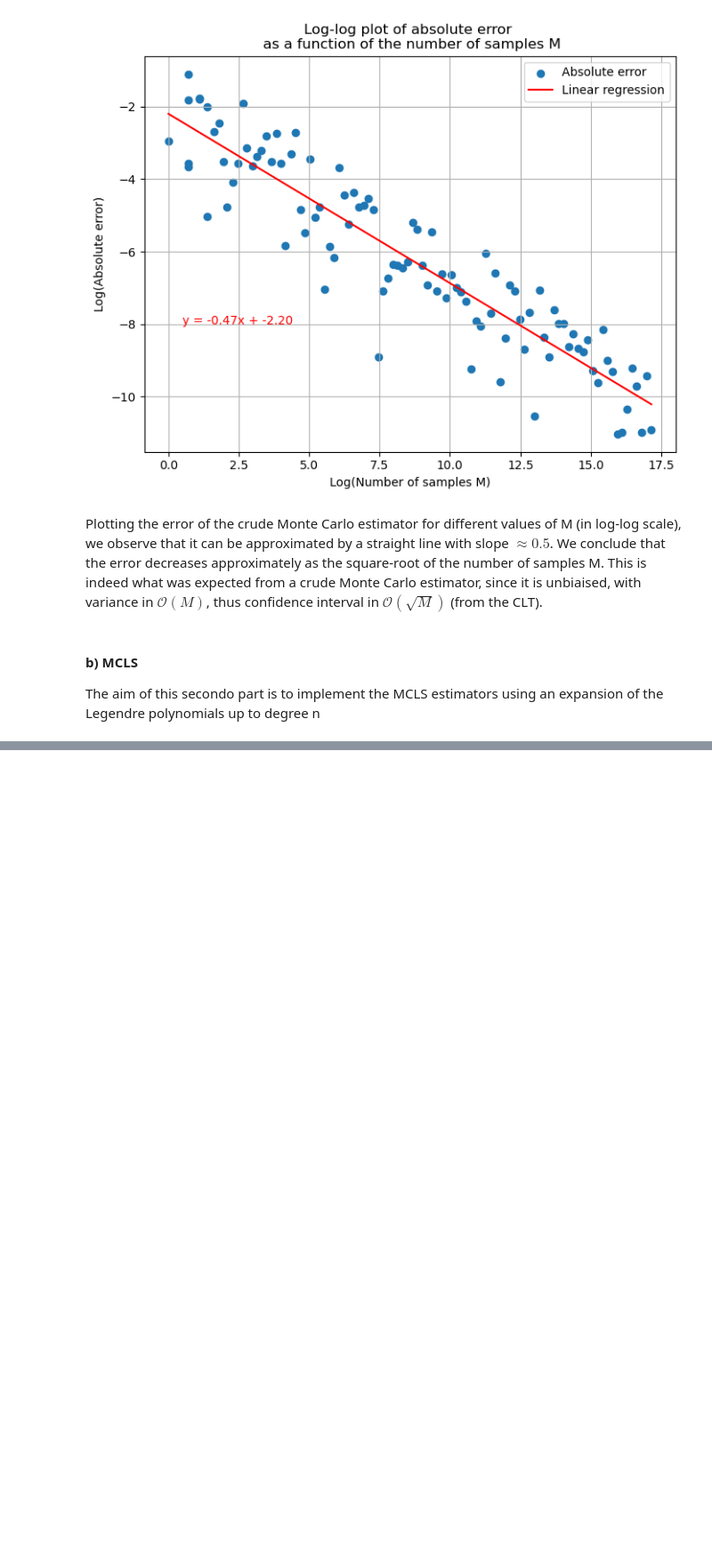
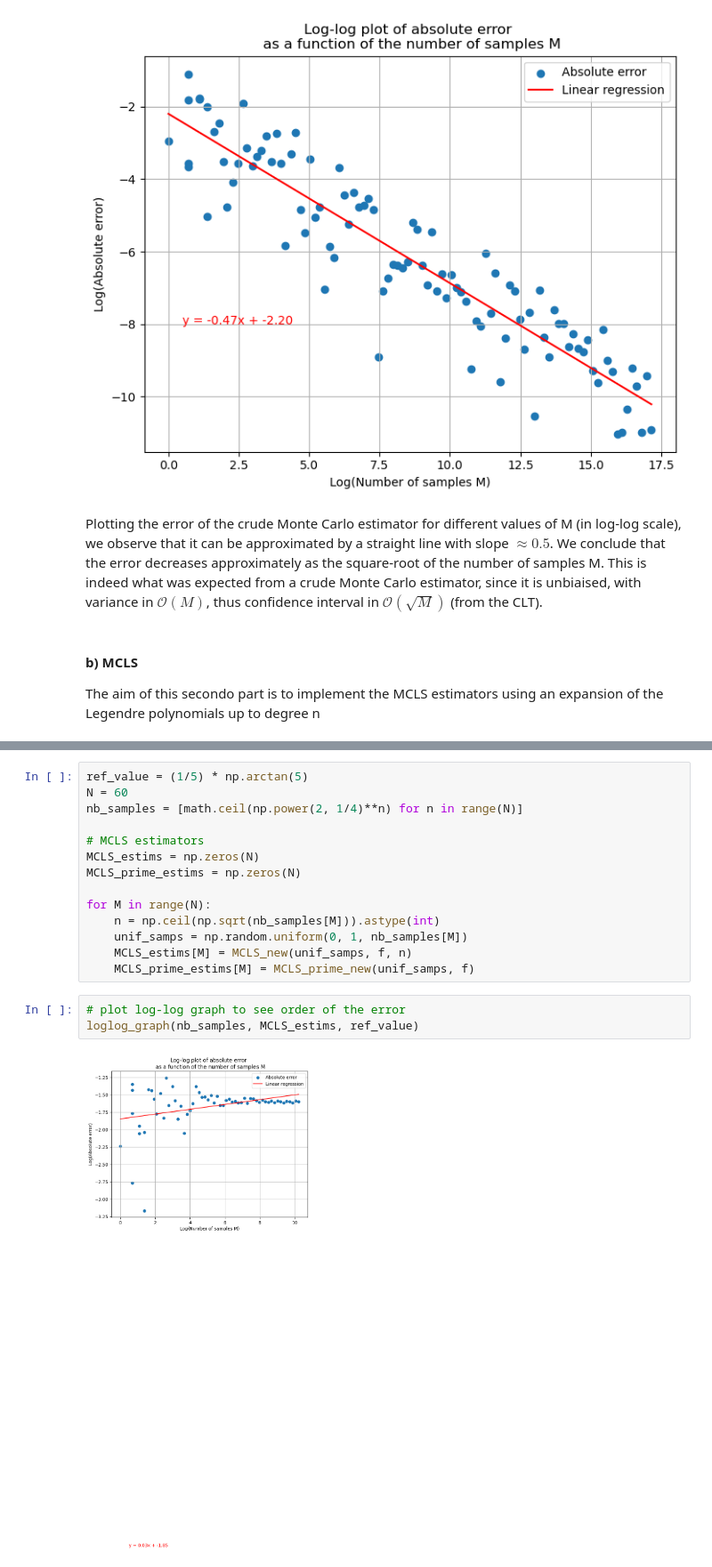
Before and after one commit to FraBet29/stochastic-simulation-project, a Jupyter notebook: notebook.ipynb, the cells around one changed output, grey strips where cells are left out. Shown: that part at 89% size. Cells and saved outputs as stored; diff of their text form; blank space fills up the shorter version.

```diff
--- a/notebook.ipynb
+++ b/notebook.ipynb
@@ -64,0 +65,19 @@ loglog_graph(nb_samples, MCLS_prime_estims, ref_value)
+# %%
+ref_value = (1/5) * np.arctan(5)
+N = 60
+nb_samples = [math.ceil(np.power(2, 1/4)**n) for n in range(N)]
+
+# MCLS estimators
+MCLS_estims = np.zeros(N)
+MCLS_prime_estims = np.zeros(N)
+
+for M in range(N):
+    n = np.ceil(np.sqrt(nb_samples[M])).astype(int)
+    unif_samps = np.random.uniform(0, 1, nb_samples[M])
+    MCLS_estims[M] = MCLS_new(unif_samps, f, n)
+    MCLS_prime_estims[M] = MCLS_prime_new(unif_samps, f)
+# %%
+# plot log-log graph to see order of the error
+loglog_graph(nb_samples, MCLS_estims, ref_value)
+# %% [output]
+[figure, added]
```
Also changed, not shown: parts of 4 cells of this notebook, 1 other file.
